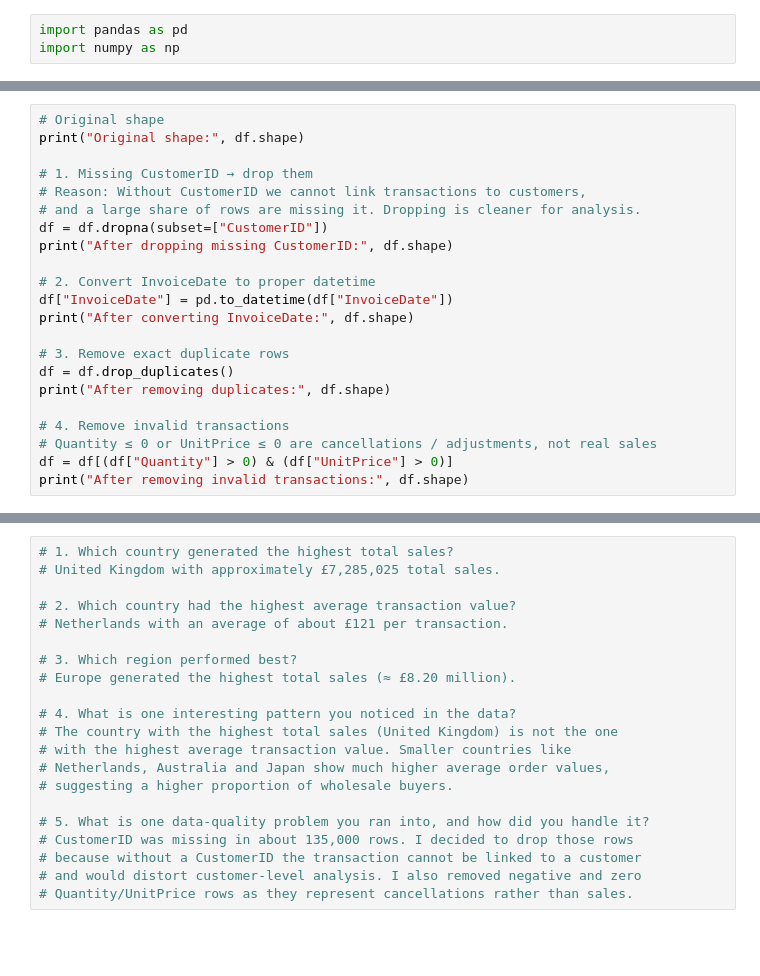
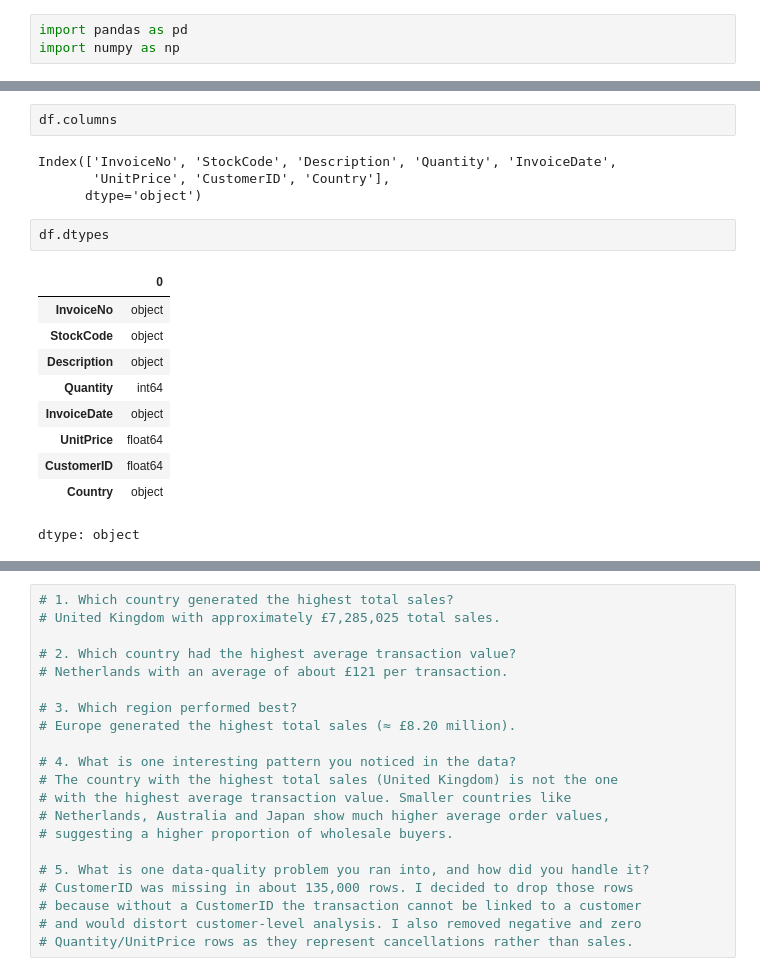
Before and after one commit to mani2222278/Rebounce-Applied-AI-and-Analytics-code, a Jupyter notebook: python_301.ipynb, the cells around one changed output, grey strips where cells are left out. Saved outputs shown, nothing was run; the diff lists cells and outputs as text; blank space fills up the shorter version.

```diff
--- a/python_301.ipynb
+++ b/python_301.ipynb
@@ -28,22 +28,19 @@ print(df.shape)
-# %%
-# Original shape
-print("Original shape:", df.shape)
-
-# 1. Missing CustomerID → drop them
-# Reason: Without CustomerID we cannot link transactions to customers,
-# and a large share of rows are missing it. Dropping is cleaner for analysis.
-df = df.dropna(subset=["CustomerID"])
-print("After dropping missing CustomerID:", df.shape)
-
-# 2. Convert InvoiceDate to proper datetime
-df["InvoiceDate"] = pd.to_datetime(df["InvoiceDate"])
-print("After converting InvoiceDate:", df.shape)
-
-# 3. Remove exact duplicate rows
-df = df.drop_duplicates()
-print("After removing duplicates:", df.shape)
-
-# 4. Remove invalid transactions
-# Quantity ≤ 0 or UnitPrice ≤ 0 are cancellations / adjustments, not real sales
-df = df[(df["Quantity"] > 0) & (df["UnitPrice"] > 0)]
-print("After removing invalid transactions:", df.shape)
+# %%
+df.columns
+# %% [output]
+Index(['InvoiceNo', 'StockCode', 'Description', 'Quantity', 'InvoiceDate',
+       'UnitPrice', 'CustomerID', 'Country'],
+      dtype='object')
+# %%
+df.dtypes
+# %% [output]
+|  | 0 |
+| InvoiceNo | object |
+| StockCode | object |
+| Description | object |
+| Quantity | int64 |
+| InvoiceDate | object |
+| UnitPrice | float64 |
+| CustomerID | float64 |
+| Country | object |
+dtype: object
```
Also changed, not shown: parts of 36 cells of this notebook.
